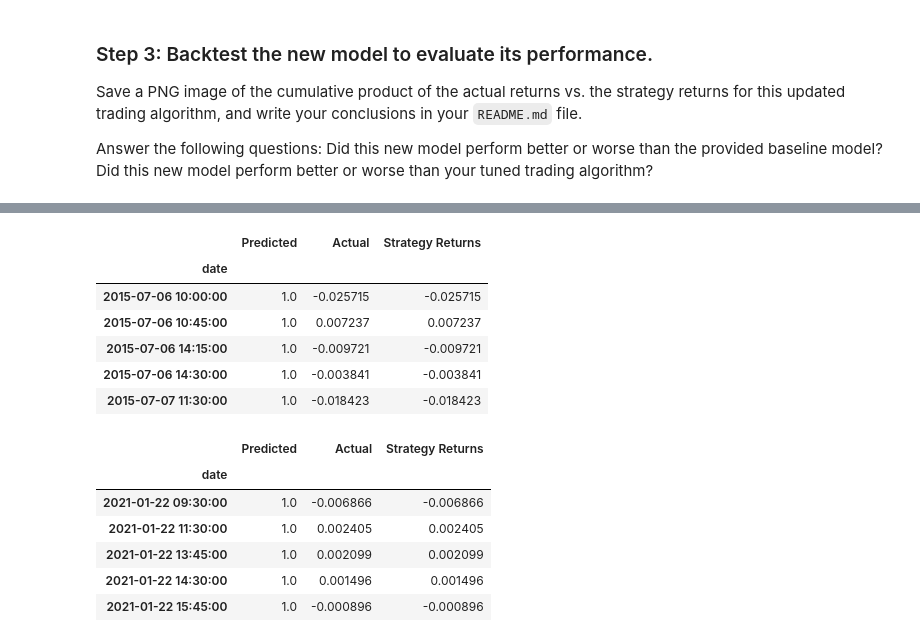
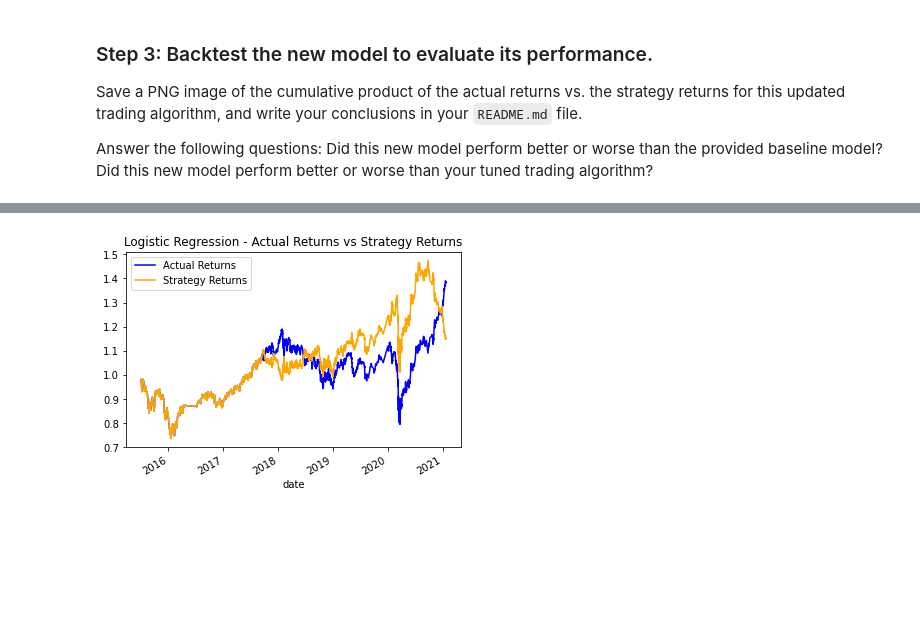
Before and after one commit to douglasg-fintec/machine_learning_trading_bot, a Jupyter notebook: machine_learning_trading_bot.ipynb, the cells around one changed output, grey strips where cells are left out. Saved outputs shown, nothing was run; the diff lists cells and outputs as text; code cells hidden in the pictures; blank space fills up the shorter version.

```diff
--- a/machine_learning_trading_bot.ipynb
+++ b/machine_learning_trading_bot.ipynb
@@ -437,20 +437,20 @@ In this section, you’ll use the original parameters that the starter code prov
 # %% [markdown]
 ### Step 1:  Import a new classifier, such as `AdaBoost`, `DecisionTreeClassifier`, or `LogisticRegression`. (For the full list of classifiers, refer to the [Supervised learning page](https://scikit-learn.org/stable/supervised_learning.html) in the scikit-learn documentation.)
 # %%
-# Import a new classifier from SKLearn
-from sklearn.linear_model import LogisticRegressionCV
+# Import a new classifier from SKLearn - Logistic Regreession model
+from sklearn.linear_model import LogisticRegression
 
 # Initiate the model instance
-regr = LogisticRegressionCV()
+logistic_regression_model = LogisticRegression()
 # %% [markdown]
 ### Step 2: Using the original training data as the baseline model, fit another model with the new classifier.
 # %%
 # Fit the model using the training data
-model = regr.fit(X_train,y_train)
+logistic_regression_model.fit(X_train_scaled,y_train)
 
 # Use the testing dataset to generate the predictions for the new model
-pred = model.predict(X_test)
+lr_testing_signal_predictions = logistic_regression_model.predict(X_test_scaled)
 
 # Review the model's predicted values
-pred[:10]
+lr_testing_signal_predictions
 # %% [output]
@@ -482,19 +482,19 @@ weighted avg       0.51      0.52      0.50      4092
 # Create a new empty predictions DataFrame.
 
 # Create a predictions DataFrame
-pred_df = pd.DataFrame(index=X_test.index)
+predictions_df = pd.DataFrame(index=X_test.index)
 
 
 # Add the SVM model predictions to the DataFrame
-pred_df['Predicted'] = svm_pred
-pred_df.head()
+predictions_df['Predicted'] = lr_testing_signal_predictions
 
 # Add the actual returns to the DataFrame
-pred_df['Actual'] = signals_df['Actual Returns']
-pred_df.head()
+predictions_df['Actual Returns'] = trading_df['Actual Returns']
+
 
 # Add the strategy returns to the DataFrame
-pred_df['Strategy Returns'] = (predictions_df['Actual Returns'] * predictions_df['Predicted'] )
+predictions_df['Strategy Returns'] = (predictions_df['Actual Returns'] * predictions_df['Predicted'] )
 
 # Review the DataFrame
-# YOUR CODE HERE
+display(predictions_df.head())
+display(predictions_df.tail())
@@ -501,19 +516,19 @@ pred_df['Strategy Returns'] = (predictions_df['Actual Returns'] * predictions_df
-# %%
-# Plot the actual returns versus the strategy returns
-display(pred_df.head())
-display(pred_df.tail())
-# %% [output]
-|  | Predicted | Actual | Strategy Returns |
-| date |  |  |  |
-| 2015-07-06 10:00:00 | 1.0 | -0.025715 | -0.025715 |
-| 2015-07-06 10:45:00 | 1.0 | 0.007237 | 0.007237 |
-| 2015-07-06 14:15:00 | 1.0 | -0.009721 | -0.009721 |
-| 2015-07-06 14:30:00 | 1.0 | -0.003841 | -0.003841 |
-| 2015-07-07 11:30:00 | 1.0 | -0.018423 | -0.018423 |
-|  | Predicted | Actual | Strategy Returns |
-| date |  |  |  |
-| 2021-01-22 09:30:00 | 1.0 | -0.006866 | -0.006866 |
-| 2021-01-22 11:30:00 | 1.0 | 0.002405 | 0.002405 |
-| 2021-01-22 13:45:00 | 1.0 | 0.002099 | 0.002099 |
-| 2021-01-22 14:30:00 | 1.0 | 0.001496 | 0.001496 |
-| 2021-01-22 15:45:00 | 1.0 | -0.000896 | -0.000896 |
+# %%
+# Plot the actual returns versus the strategy returns
+predictions_cumprod_df=(1 + predictions_df[["Actual Returns", "Strategy Returns"]]).cumprod()
+
+# gca stands for 'get current axis'
+ax=plt.gca()
+
+plt.title ('Logistic Regression - Actual Returns vs Strategy Returns')
+
+
+predictions_cumprod_df.plot(kind='line', y='Actual Returns', color='blue',ax=ax)
+predictions_cumprod_df.plot(kind='line', y='Strategy Returns',color='orange',ax=ax)
+
+# the plot gets saved to '.png file'
+plt.savefig(Path("./Images/Actual_Returns_vs_Strategy_Returns-Logistic_Regression_SMA4_SMA100.png"))
+# dispay plot
+plt.show()
+# %% [output]
+[figure, added]
```
Also changed, not shown: parts of 17 cells of this notebook, 12 other files.
